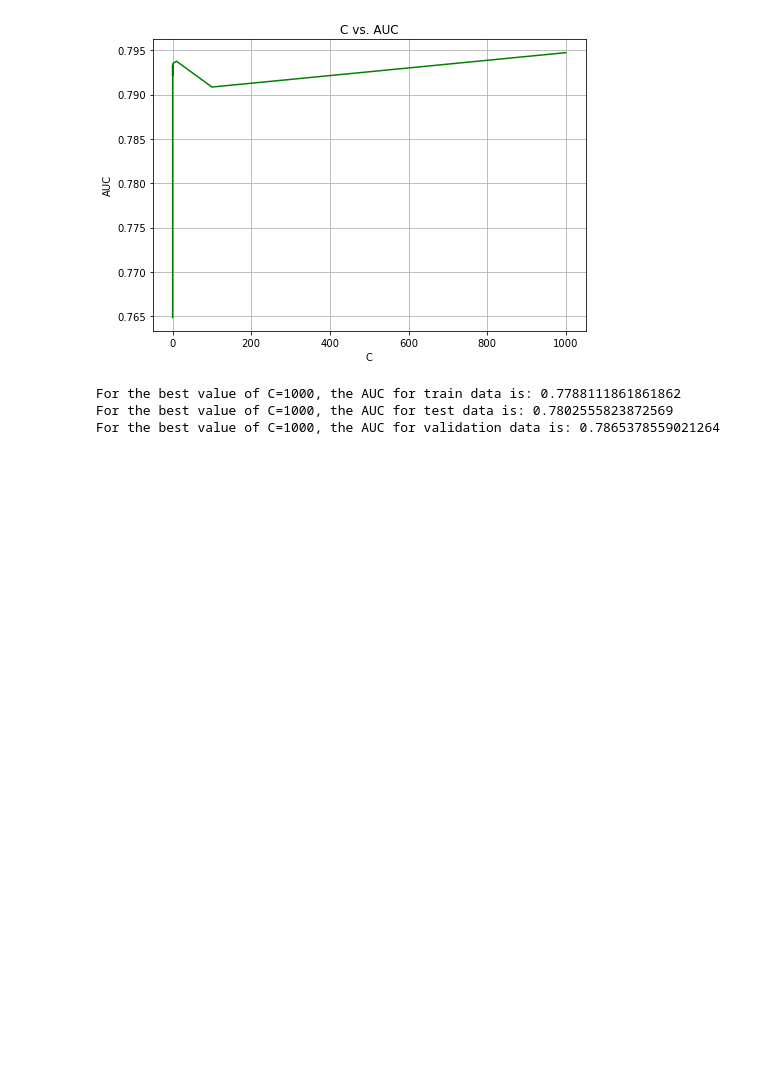
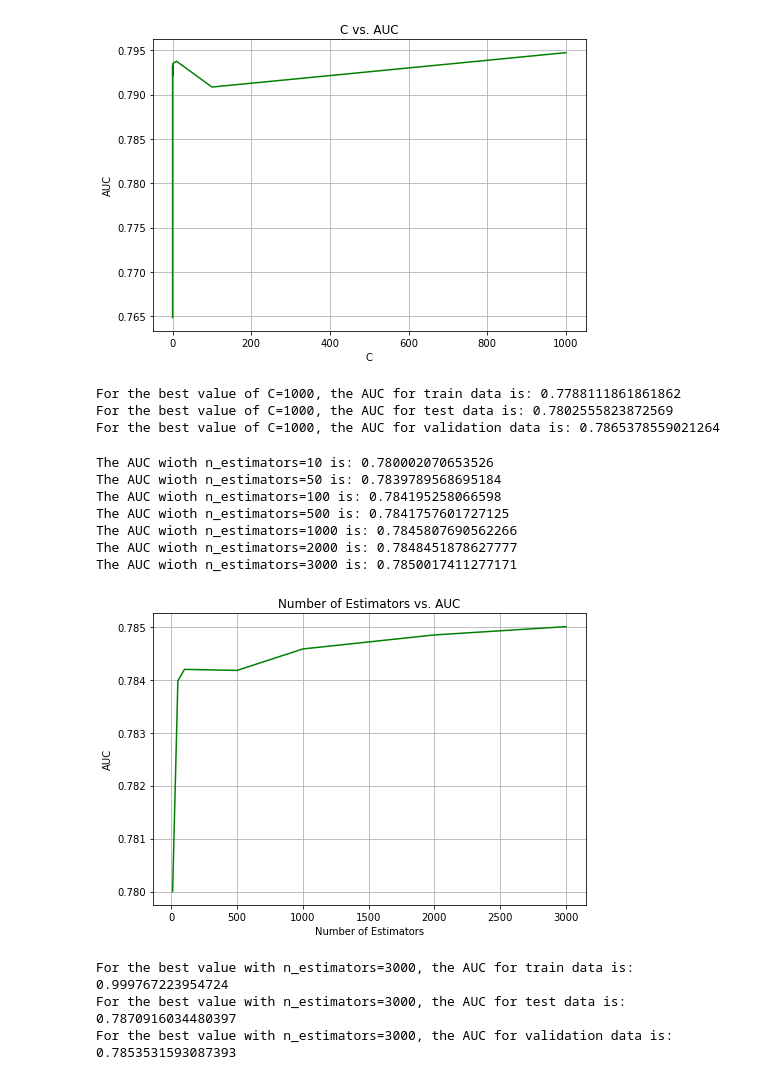
Before and after one commit to sneharth/Data-Science, a Jupyter notebook: Bank Marketing/Bank Telemarketing.ipynb, the cells around one changed output. Saved outputs shown, nothing was run; the diff lists cells and outputs as text; code cells hidden in the pictures; blank space fills up the shorter version.

```diff
--- a/Bank Marketing/Bank Telemarketing.ipynb
+++ b/Bank Marketing/Bank Telemarketing.ipynb
@@ -573,3 +576,51 @@ The AUC for C=1000 is: 0.7947267432884486
 For the best value of C=1000, the AUC for train data is: 0.7788111861861862
 For the best value of C=1000, the AUC for test data is: 0.7802555823872569
 For the best value of C=1000, the AUC for validation data is: 0.7865378559021264
+# %%
+estimators = [ 10 , 50 , 100 , 500 , 1000 , 2000 , 3000 ]
+auc_score = [ ]
+for i in estimators:
+    rfc = RandomForestClassifier ( n_estimators = i , random_state = 37 , n_jobs = -1 )
+    rfc.fit ( X_train , y_train )
+    cccv = CalibratedClassifierCV ( rfc , method = "sigmoid" )
+    cccv.fit ( X_train , y_train )
+    y_pred = cccv.predict_proba ( X_valid )
+    auc_score.append ( roc_auc_score ( y_valid , y_pred [ : , 1 ] ) )
+
+for i in range ( len ( auc_score ) ):
+    print ( "The AUC with n_estimators={} is: {}" .format ( estimators [ i ] , auc_score [ i ] ) )
+
+plt.plot ( estimators , auc_score , color = "g" )
+plt.title ( "Number of Estimators vs. AUC" )
+plt.xlabel ( "Number of Estimators" )
+plt.ylabel ( "AUC" )
+plt.grid ( True )
+plt.show ( )
+
+lr = RandomForestClassifier ( n_estimators = estimators [ np.argmax ( auc_score ) ] )
+lr.fit ( X_train , y_train )
+cccv = CalibratedClassifierCV ( lr , method = "sigmoid" )
+cccv.fit ( X_train , y_train )
+
+y_pred_train = cccv.predict_proba ( X_train )
+y_pred_test = cccv.predict_proba ( X_test )
+y_pred_valid = cccv.predict_proba ( X_valid )
+
+print ( "For the best value with n_estimators={}, the AUC for train data is: {}" .format ( estimators [ np.argmax ( auc_score ) ] , \
+    roc_auc_score ( y_train , y_pred_train [ : , 1 ] ) ) )
+print ( "For the best value with n_estimators={}, the AUC for test data is: {}" .format ( estimators [ np.argmax ( auc_score ) ] , \
+    roc_auc_score ( y_test , y_pred_test [ : , 1 ] ) ) )
+print ( "For the best value with n_estimators={}, the AUC for validation data is: {}" .format ( estimators [ np.argmax ( auc_score ) ] , \
+    roc_auc_score ( y_valid , y_pred_valid [ : , 1 ] ) ) )
+# %% [output]
+The AUC wioth n_estimators=10 is: 0.780002070653526
+The AUC wioth n_estimators=50 is: 0.7839789568695184
+The AUC wioth n_estimators=100 is: 0.784195258066598
+The AUC wioth n_estimators=500 is: 0.7841757601727125
+The AUC wioth n_estimators=1000 is: 0.7845807690562266
+The AUC wioth n_estimators=2000 is: 0.7848451878627777
+The AUC wioth n_estimators=3000 is: 0.7850017411277171
+[figure, added]
+For the best value with n_estimators=3000, the AUC for train data is: 0.999767223954724
+For the best value with n_estimators=3000, the AUC for test data is: 0.7870916034480397
+For the best value with n_estimators=3000, the AUC for validation data is: 0.7853531593087393
```
Also changed, not shown: parts of 2 cells of this notebook.
